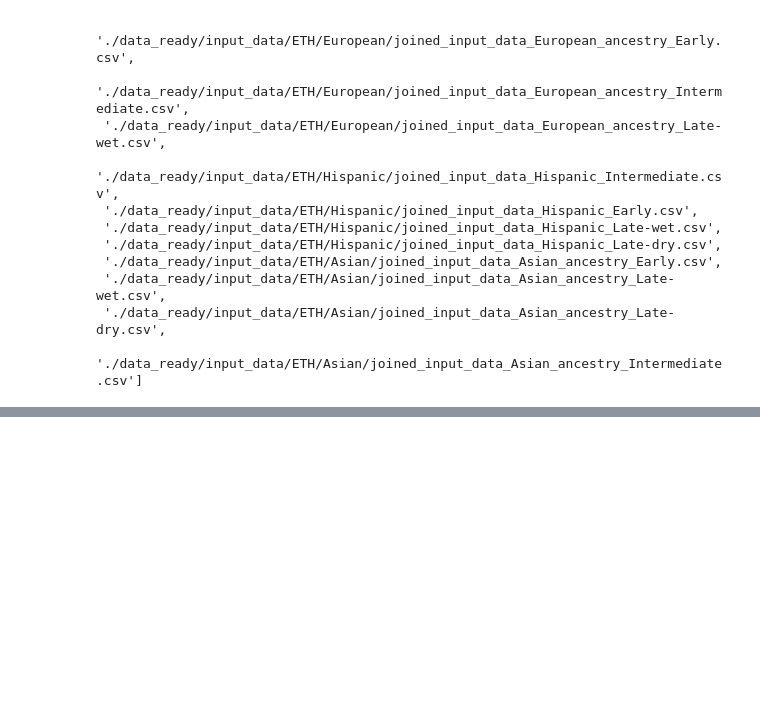
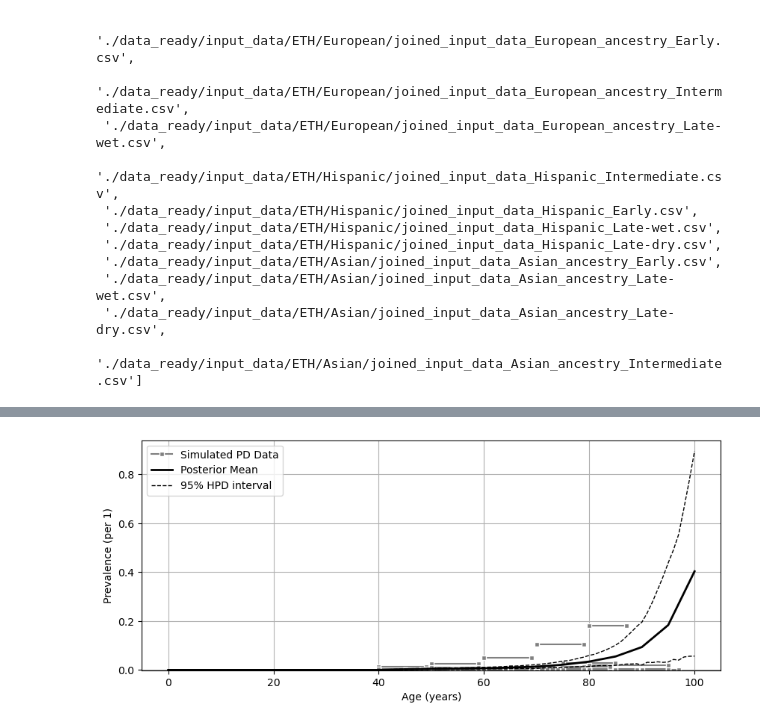
Before and after one commit to EonSJeon/dismod_mr_migrated, a Jupyter notebook: reforged_mr/z_real.ipynb, the cells around one changed output, grey strips where cells are left out. Cells and saved outputs as stored; diff of their text form; code cells hidden in the pictures; blank space fills up the shorter version.

```diff
--- a/reforged_mr/z_real.ipynb
+++ b/reforged_mr/z_real.ipynb
@@ -815,7 +819,10 @@ plot_global_triple_trend_by_sex(df=df,save_dir='./results/NR/Late-wet')
 # %% [markdown]
 # ETH
 # %%
-dir_path = './data_ready/input_data/ETH'
+parameters_ETH_path = f'{basedir}/parameters_ETH_not_Late.jsonc'
+parameters_ETH_Late_path = f'{basedir}/parameters_ETH_Late.jsonc'
+
+dir_path = './data_ready/input_data/ETH/'
 csv_files = list_all_csv_files(dir_path)
 csv_files
 # %% [output]
@@ -839,38 +846,24 @@ csv_files
 import os, re, numpy as np, pandas as pd
 
 def slugify(s: str) -> str:
-    # 공백/슬래시 등 파일명 안전하게 변환
     s = s.strip()
-    s = s.replace(" to ", "-to-")  # 특별 케이스 보존
-    s = re.sub(r"\s+", "-", s)     # 공백→하이픈
-    s = re.sub(r"[^A-Za-z0-9._-]+", "", s)  # 안전 문자만
+    s = s.replace(" to ", "-to-")
+    s = re.sub(r"\s+", "-", s)
+    s = re.sub(r"[^A-Za-z0-9._-]+", "", s)
     return s
 
 def parse_group_stage(path: str):
-    """
-    파일명 예:
-      joined_input_data_African_ancestry_Late-dry.csv
-      joined_input_data_African_ancestry_Early to intermediate.csv
-      joined_input_data_European_ancestry_Intermediate.csv
-      joined_input_data_Hispanic_Early.csv
-      joined_input_data_Asian_ancestry_Late-wet.csv
-    규칙: 'joined_input_data_' 이후 마지막 '_' 앞까지 = group, 마지막 '_' 뒤 = stage
-    """
     base = os.path.basename(path)
     name = base[:-4] if base.lower().endswith(".csv") else base
     if not name.startswith("joined_input_data_"):
         raise ValueError(f"Unexpected filename: {base}")
-    tail = name[len("joined_input_data_"):]           # e.g., 'African_ancestry_Late-dry'
+    tail = name[len("joined_input_data_"):]
     split_idx = tail.rfind('_')
     if split_idx == -1:
         raise ValueError(f"Cannot parse group/stage from: {base}")
-    group = tail[:split_idx]                          # e.g., 'African_ancestry'
-    stage = tail[split_idx+1:]                        # e.g., 'Late-dry' or 'Early to intermediate'
+    group = tail[:split_idx]
+    stage = tail[split_idx+1:]
     return group, stage
-
-# ------------------ 메인 루프 ------------------
-dir_path = './data_ready/input_data/ETH'
-csv_files = list_all_csv_files(dir_path)  # 기존 함수 사용
 
 YEAR_FOR_AGE_CURVE = 2021
 
@@ -881,15 +874,23 @@ for input_data_path in csv_files:
 
     print(f"[RUN] Group={group} | Stage={stage} ({input_data_path})")
 
-    # 결과 폴더: results/ETH/<group>/<stage>/
+    # 결과 폴더 (변경 없음)
     out_dir = os.path.join("results", "ETH", group_slug, stage_slug)
     os.makedirs(out_dir, exist_ok=True)
 
+    # ----- 스테이지별 파라미터 파일 선택 -----
+    stage_key = stage.lower().replace(" ", "-")   # e.g., 'Late-wet' -> 'late-wet'
+    if stage_key in {"late-wet", "late-dry"}:
+        params_path = parameters_ETH_Late_path
+    else:
+        params_path = parameters_ETH_path
+    print(f"[PARAMS] Using: {params_path}")
+
     # ----- 파이프라인 -----
-    pm_model = pipeline.initiliaze_pipeline(
+    pm_model = pipeline.initialize_pipeline(
         input_data_path=input_data_path,
         output_template_path=output_template_path,
-        parameters_path=parameters_ETH_path,
+        parameters_path=params_path,      # ← 여기만 조건 적용
         hierarchy_path=hierarchy_path,
         detailed_pop_path=detailed_pop_path,
         verbose=False
@@ -897,21 +898,17 @@ for input_data_path in csv_files:
 
     pipeline.generate_pymc_objects(pm_model=pm_model, data_type=dt)
     map_estimate = pipeline.return_map_estimate(pm_model=pm_model, verbose=False)
-    idata = pipeline.return_idata(
-        pm_model     = pm_model,
-        map_estimate = map_estimate,
-        draws        = 4000,
-        tune         = 1000,
-        chains       = 8,
-        cores        = 4,
-        target_accept= 0.9,
-        max_treedepth= 10,
-        use_advi     = False,
-        use_metropolis=True,
-        verbose=False
-    )
+    idata = pipeline.return_idata(pm_model     = pm_model,
+                                  map_estimate   = map_estimate,
+                                  draws          = 4000,
+                                  tune           = 1000,
+                                  chains         = 8,
+                                  cores          = 4,
+                                  target_accept  = 0.9,
+                                  use_advi       = False,
+                                  verbose=False,
+                                  use_metropolis=True)
 
-    # ----- 연령별 곡선 예측 (YEAR_FOR_AGE_CURVE) -----
     pred = pipeline.predict_for(
         dt                  = dt,
         pm_model            = pm_model,
@@ -922,14 +919,13 @@ for input_data_path in csv_files:
         location_id         = 1,
         sex_name            = 'Both',
         year_id             = YEAR_FOR_AGE_CURVE,
-        population_weighted = True,
-        lower               = 0.0,
-        upper               = 1.0,
-        return_scalar       = False
+        population_weighted = True
     )
-    pipeline.visualize_pred(pred, pm_model.shared_data["data"])
 
-    # 요약 통계 → CSV 저장
+    # === 출력 파일명/경로: 변경 없음 ===
+    fig_path = os.path.join(out_dir, f"age_curve_{YEAR_FOR_AGE_CURVE}_{group_slug}_{stage_slug}.png")
+    pipeline.visualize_pred(pred, pm_model.shared_data[f"input_data_{dt}"], save_path=fig_path)
+
     mean_vals  = pred.mean(axis=0)
     lower_vals = np.percentile(pred,  2.5, axis=0)
     upper_vals = np.percentile(pred, 97.5, axis=0)
@@ -951,0 +956 @@ AttributeError: module 'pipeline' has no attribute 'initiliaze_pipeline'
+[figure, added]
```
Also changed, not shown: parts of 3 cells of this notebook, 59 other files.
